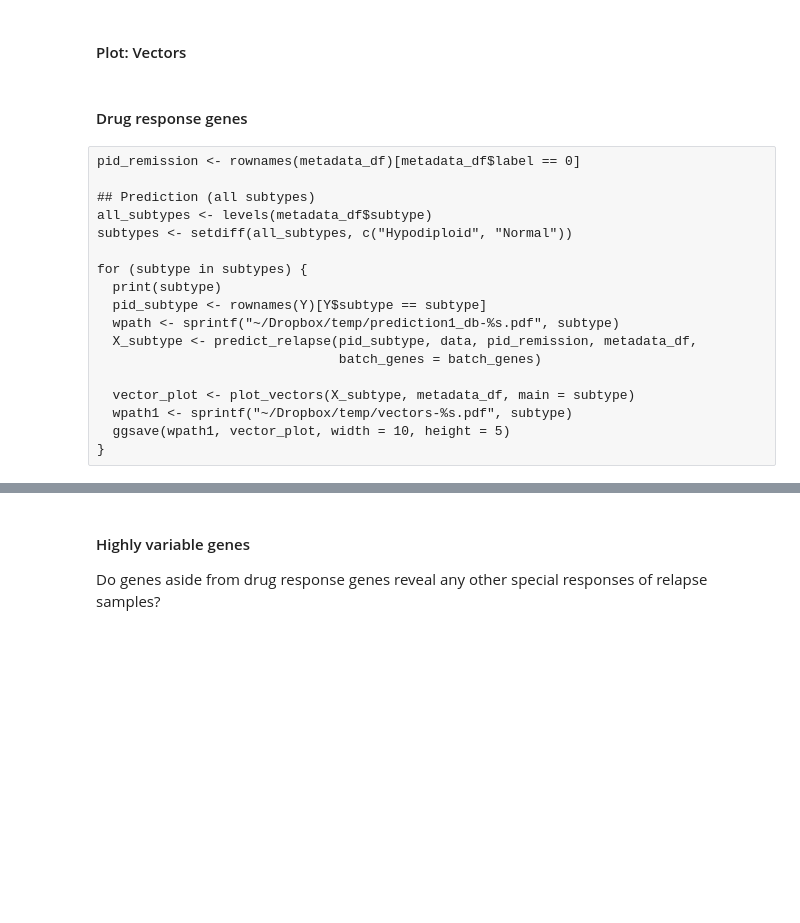
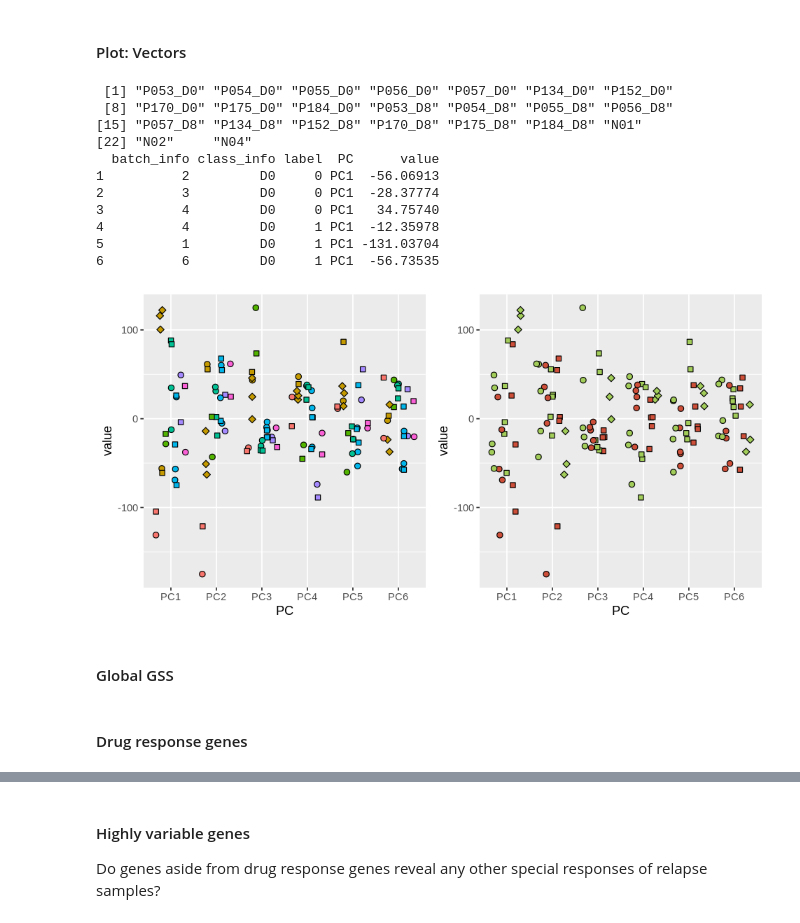
Before and after one commit to dblux/relapse_prediction, a Jupyter notebook: sandbox-hyperdiploid.ipynb, the cells around one changed output, grey strips where cells are left out. Saved outputs shown, nothing was run; the diff lists cells and outputs as text; code cells hidden in the pictures; blank space fills up the shorter version.

Commit message:
Investigating noise in data..

```diff
--- a/sandbox-hyperdiploid.ipynb
+++ b/sandbox-hyperdiploid.ipynb
@@ -940,20 +1286,28 @@ plot_vectors5 <- function(X, metadata_df, X_mile, metadata_mile,
+# %%
+## Yeoh (2018)
+pid_normal <- rownames(Y)[Y$subtype == "Normal"]
+normal <- data[, pid_normal]
+
+pid_subtype <- rownames(Y)[Y$subtype == subtype]
+subtype_d0d8 <- data[, pid_subtype]
+
+subtype_norm <- cbind(subtype_d0d8, normal)
+print(colnames(subtype_norm))
+plot_pc(subtype_norm, metadata_df)
+# %% [output]
+ [1] "P053_D0" "P054_D0" "P055_D0" "P056_D0" "P057_D0" "P134_D0" "P152_D0"
+ [8] "P170_D0" "P175_D0" "P184_D0" "P053_D8" "P054_D8" "P055_D8" "P056_D8"
+[15] "P057_D8" "P134_D8" "P152_D8" "P170_D8" "P175_D8" "P184_D8" "N01"
+[22] "N02"     "N04"
+  batch_info class_info label  PC      value
+1          2         D0     0 PC1  -56.06913
+2          3         D0     0 PC1  -28.37774
+3          4         D0     0 PC1   34.75740
+4          4         D0     1 PC1  -12.35978
+5          1         D0     1 PC1 -131.03704
+6          6         D0     1 PC1  -56.73535
+[figure, added]
+# %% [markdown]
+#### Global GSS
 # %% [markdown]
 #### Drug response genes
-# %% [raw]
-pid_remission <- rownames(metadata_df)[metadata_df$label == 0]
-
-## Prediction (all subtypes)
-all_subtypes <- levels(metadata_df$subtype)
-subtypes <- setdiff(all_subtypes, c("Hypodiploid", "Normal"))
-
-for (subtype in subtypes) {
-  print(subtype)
-  pid_subtype <- rownames(Y)[Y$subtype == subtype]
-  wpath <- sprintf("~/Dropbox/temp/prediction1_db-%s.pdf", subtype)
-  X_subtype <- predict_relapse(pid_subtype, data, pid_remission, metadata_df,
-                               batch_genes = batch_genes)
-
-  vector_plot <- plot_vectors(X_subtype, metadata_df, main = subtype)
-  wpath1 <- sprintf("~/Dropbox/temp/vectors-%s.pdf", subtype)
-  ggsave(wpath1, vector_plot, width = 10, height = 5)
-}
```
Also changed, not shown: parts of 57 cells of this notebook, 2 other files.
